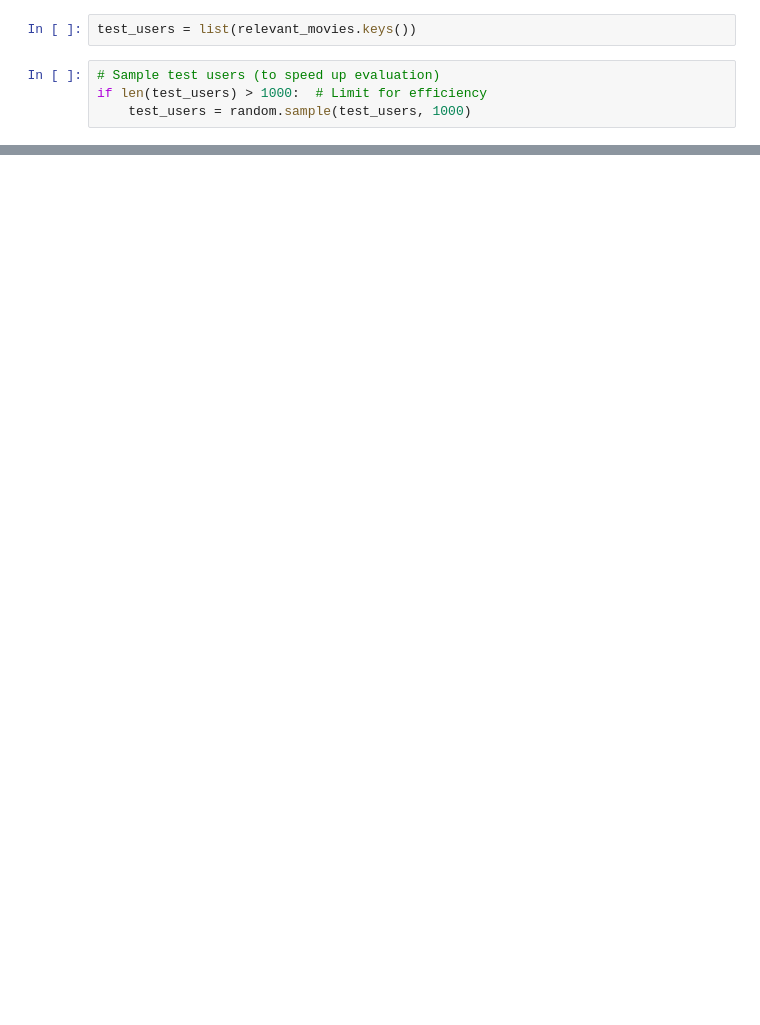
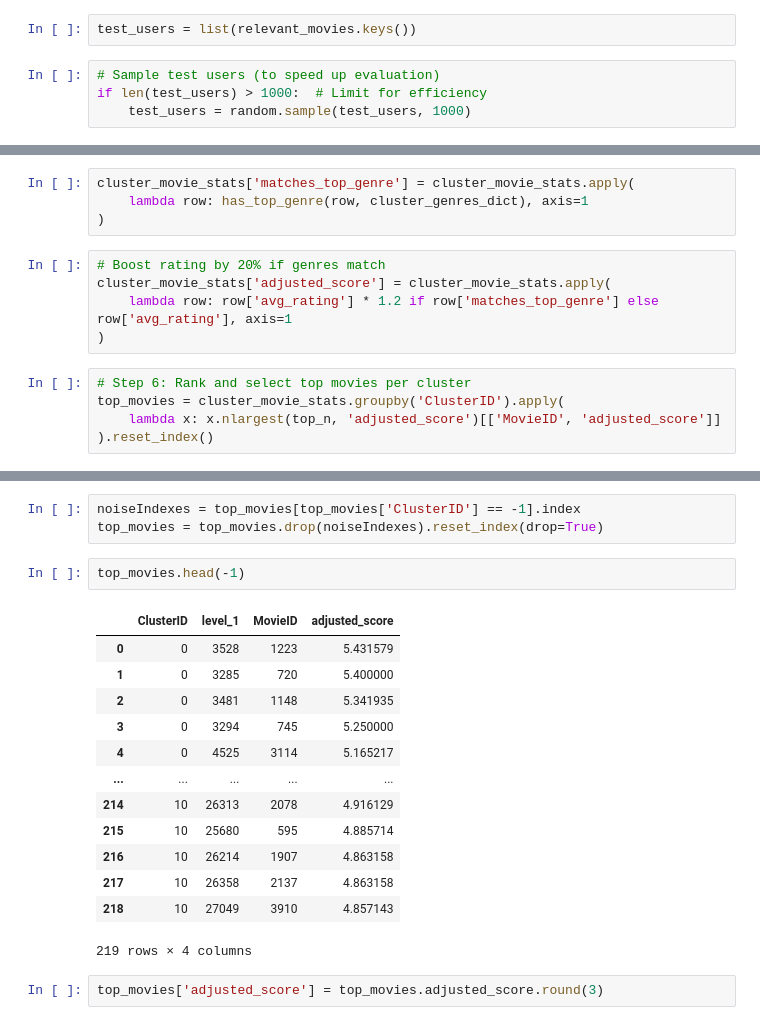
Before and after one commit to Cinemate-GP/Machine-Learning, a Jupyter notebook: main-recommender-module/hybrid_evaluation.ipynb, the cells around one changed output, grey strips where cells are left out. Cells and saved outputs as stored; diff of their text form; blank space fills up the shorter version.

```diff
--- a/main-recommender-module/hybrid_evaluation.ipynb
+++ b/main-recommender-module/hybrid_evaluation.ipynb
@@ -95,0 +223,14 @@ Mean Precision@25: 0.04056
+# %%
+cluster_movie_stats['matches_top_genre'] = cluster_movie_stats.apply(
+    lambda row: has_top_genre(row, cluster_genres_dict), axis=1
+)
+# %%
+# Boost rating by 20% if genres match
+cluster_movie_stats['adjusted_score'] = cluster_movie_stats.apply(
+    lambda row: row['avg_rating'] * 1.2 if row['matches_top_genre'] else row['avg_rating'], axis=1
+)
+# %%
+# Step 6: Rank and select top movies per cluster
+top_movies = cluster_movie_stats.groupby('ClusterID').apply(
+    lambda x: x.nlargest(top_n, 'adjusted_score')[['MovieID', 'adjusted_score']]
+).reset_index()
@@ -95,0 +253,21 @@ Mean Precision@25: 0.04056
+# %%
+noiseIndexes = top_movies[top_movies['ClusterID'] == -1].index
+top_movies = top_movies.drop(noiseIndexes).reset_index(drop=True)
+# %%
+top_movies.head(-1)
+# %% [output]
+|  | ClusterID | level_1 | MovieID | adjusted_score |
+| 0 | 0 | 3528 | 1223 | 5.431579 |
+| 1 | 0 | 3285 | 720 | 5.400000 |
+| 2 | 0 | 3481 | 1148 | 5.341935 |
+| 3 | 0 | 3294 | 745 | 5.250000 |
+| 4 | 0 | 4525 | 3114 | 5.165217 |
+| ... | ... | ... | ... | ... |
+| 214 | 10 | 26313 | 2078 | 4.916129 |
+| 215 | 10 | 25680 | 595 | 4.885714 |
+| 216 | 10 | 26214 | 1907 | 4.863158 |
+| 217 | 10 | 26358 | 2137 | 4.863158 |
+| 218 | 10 | 27049 | 3910 | 4.857143 |
+219 rows × 4 columns
+# %%
+top_movies['adjusted_score'] = top_movies.adjusted_score.round(3)
```
Also changed, not shown: parts of 31 cells of this notebook, 3 other files.
